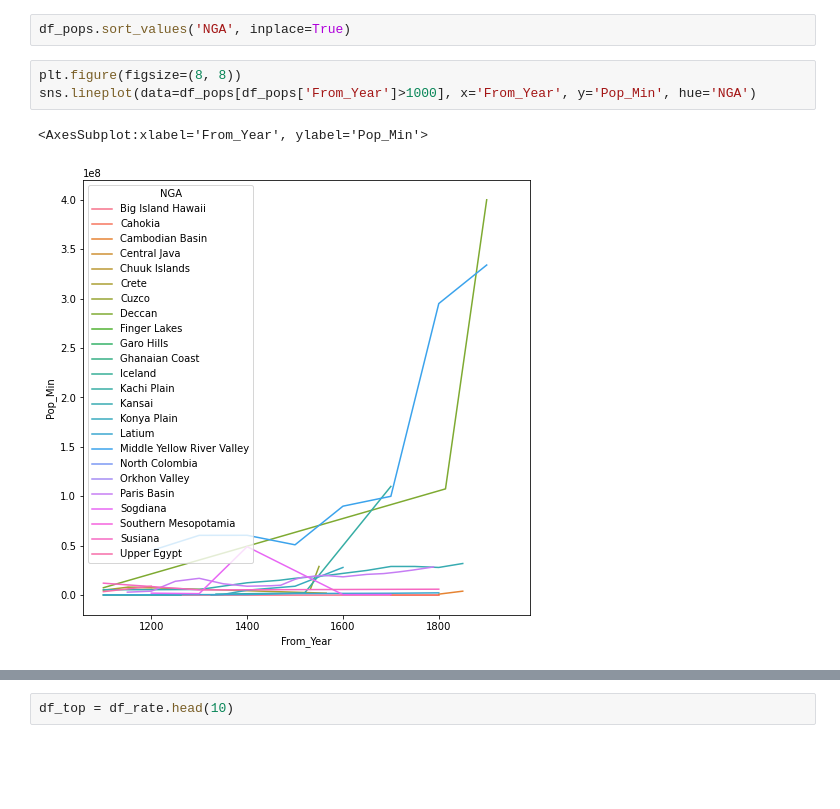
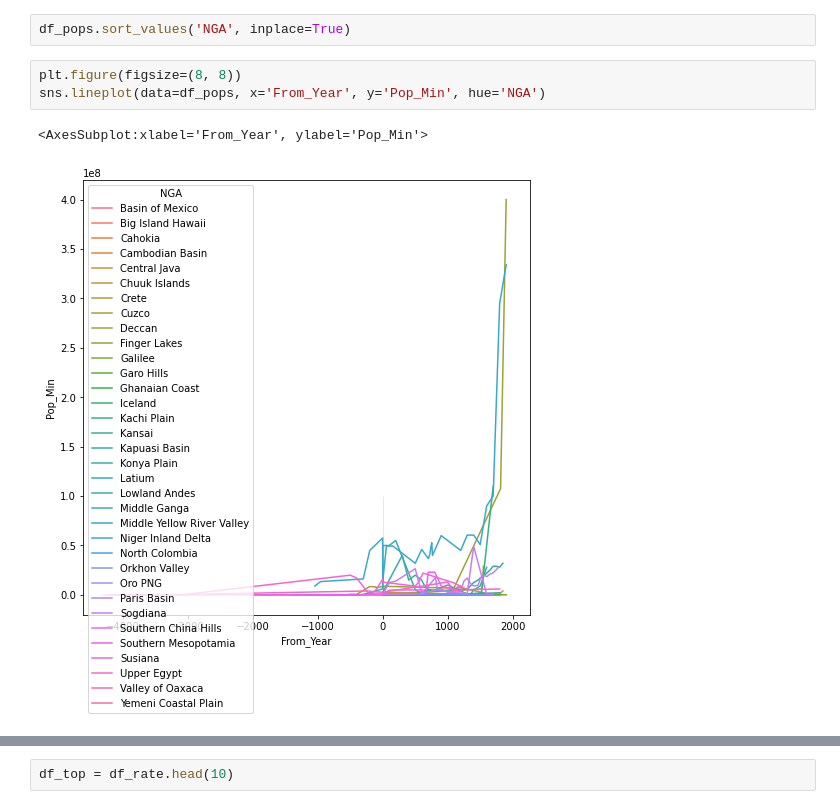
Before and after one commit to vipervit/seshat, a Jupyter notebook: populations.ipynb, the cells around one changed output, grey strips where cells are left out. Drawn from its saved outputs; the diff is of its cells as text; blank space fills up the shorter version.

```diff
--- a/populations.ipynb
+++ b/populations.ipynb
@@ -192,10 +192,10 @@ df_pops.to_pickle('./populations.pkl')
 df_pops.sort_values('NGA', inplace=True)
 # %%
 plt.figure(figsize=(8, 8))
-sns.lineplot(data=df_pops[df_pops['From_Year']>1000], x='From_Year', y='Pop_Min', hue='NGA')
+sns.lineplot(data=df_pops, x='From_Year', y='Pop_Min', hue='NGA')
 # %% [output]
 <AxesSubplot:xlabel='From_Year', ylabel='Pop_Min'>
-[figure, old version]
+[figure, new version]
 # %%
 popmax = df_pops.groupby('NGA')['Pop_Min'].max()
 popmin = df_pops.groupby('NGA')['Pop_Min'].min()
```
Also changed, not shown: parts of 12 cells of this notebook, 1 other file.
